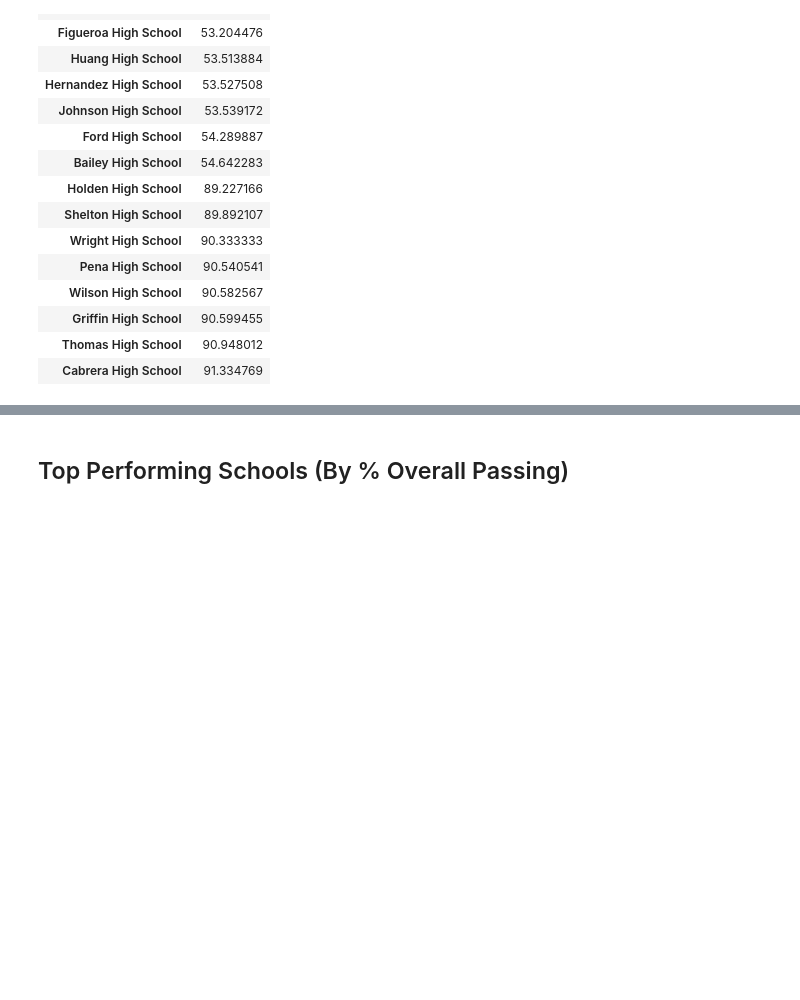
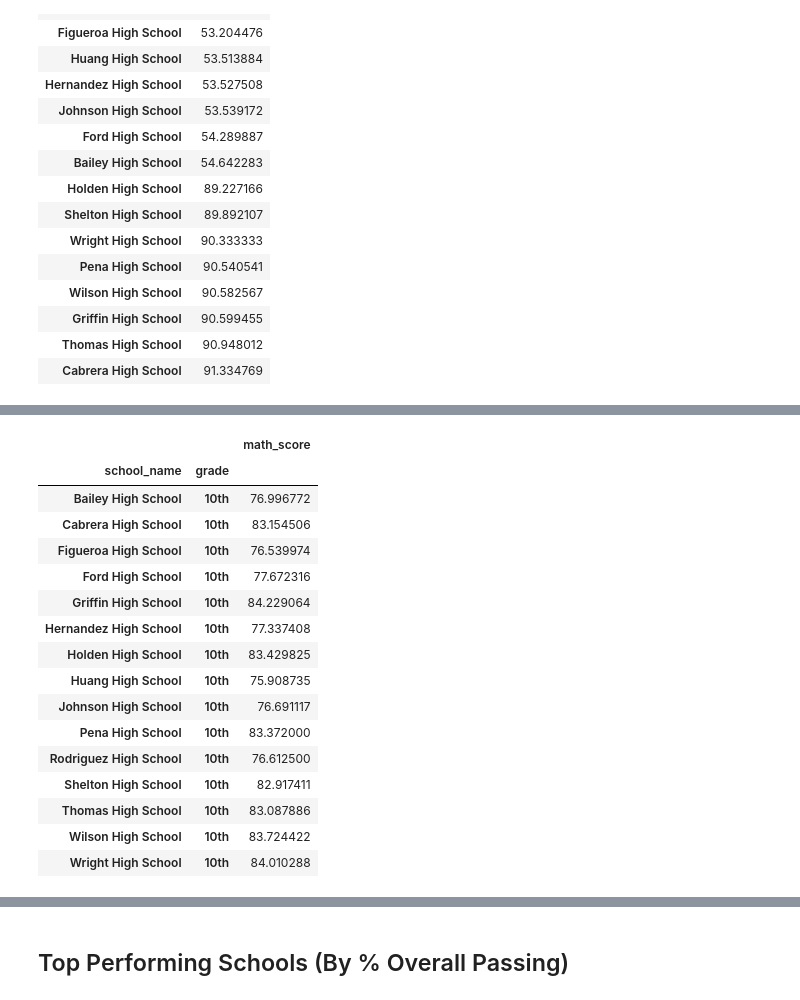
Before and after one commit to harsh-env/pandas-challenge, a Jupyter notebook: PyCitySchools/PyCitySchools_starter-Copy4.ipynb, the cells around one changed output, grey strips where cells are left out. Saved outputs shown, nothing was run; the diff lists cells and outputs as text; code cells hidden in the pictures; blank space fills up the shorter version.

```diff
--- a/PyCitySchools/PyCitySchools_starter-Copy4.ipynb
+++ b/PyCitySchools/PyCitySchools_starter-Copy4.ipynb
@@ -316,0 +339,23 @@ KeyError: 'grades'
+# %%
+tenth_df = grp_sch_gr_df.query("grade =='10th'")
+# new_ninth_df = ninth_df["math_score"]
+
+tenth_df
+# %% [output]
+|  |  | math_score |
+| school_name | grade |  |
+| Bailey High School | 10th | 76.996772 |
+| Cabrera High School | 10th | 83.154506 |
+| Figueroa High School | 10th | 76.539974 |
+| Ford High School | 10th | 77.672316 |
+| Griffin High School | 10th | 84.229064 |
+| Hernandez High School | 10th | 77.337408 |
+| Holden High School | 10th | 83.429825 |
+| Huang High School | 10th | 75.908735 |
+| Johnson High School | 10th | 76.691117 |
+| Pena High School | 10th | 83.372000 |
+| Rodriguez High School | 10th | 76.612500 |
+| Shelton High School | 10th | 82.917411 |
+| Thomas High School | 10th | 83.087886 |
+| Wilson High School | 10th | 83.724422 |
+| Wright High School | 10th | 84.010288 |
```
Also changed, not shown: parts of 4 cells of this notebook.
